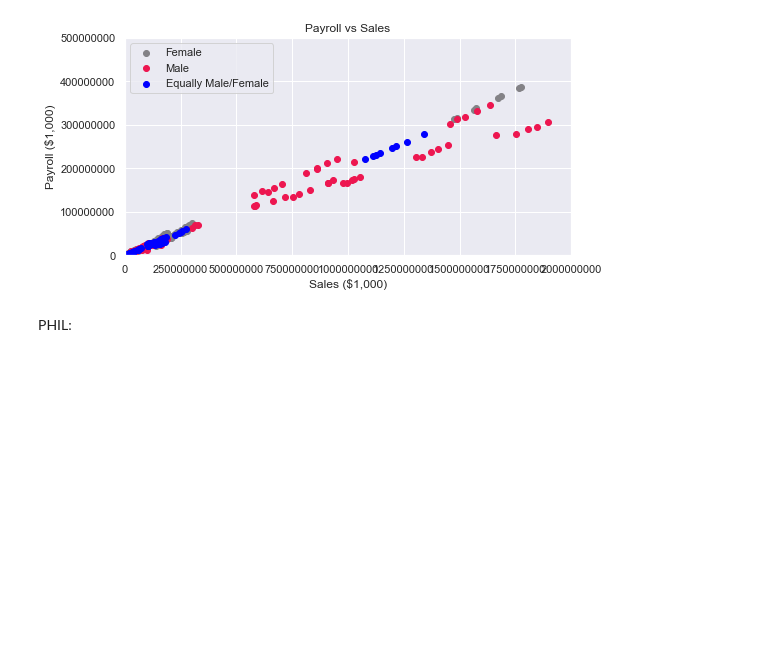
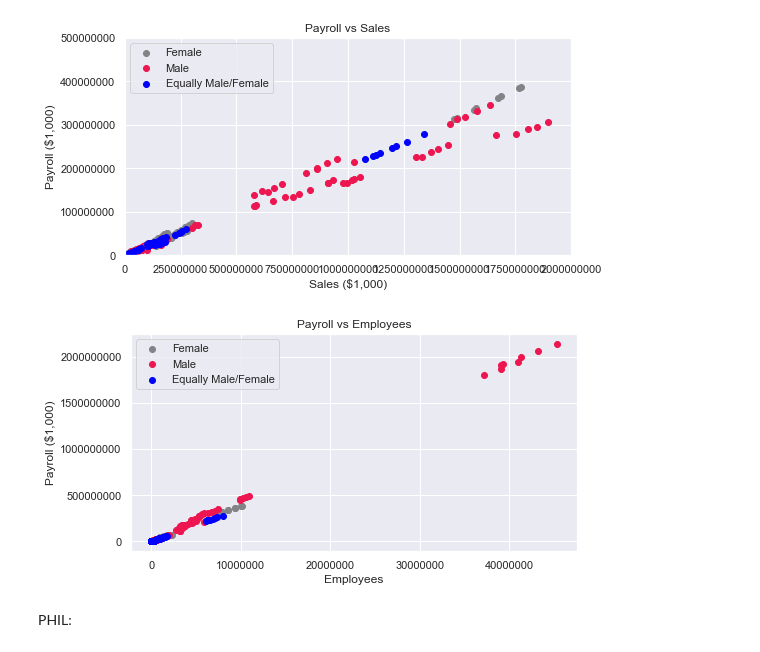
Before and after one commit to Myself1214/LPSW-API-Assesment, a Jupyter notebook: General Code.ipynb, the cells around one changed output. Cells and saved outputs as stored; diff of their text form; code cells hidden in the pictures; blank space fills up the shorter version.

Commit message:
realized code was missing a graph

```diff
--- a/General Code.ipynb
+++ b/General Code.ipynb
@@ -197,6 +197,22 @@ plt.legend(loc=2)
 plt.show()
 # %% [output]
 [figure]
+# %%
+sns.set_theme(style="darkgrid", palette='pastel')
+plt.scatter(x=us_Female_EMP,y=us_Female_PAY,c='#838286',label='Female')
+plt.scatter(x=us_Male_EMP,y=us_Male_PAY,c='#ed1650',label='Male')
+plt.scatter(x=us_Equal_EMP,y=us_Equal_PAY,color='blue',label='Equally Male/Female')
+plt.title("Payroll vs Employees")
+plt.xlabel("Employees")
+# plt.xlim([0,10_000_000])
+# plt.ylim([0,2_000_000_000])
+plt.ticklabel_format(style = "plain")
+plt.ylabel("Payroll ($1,000)")
+plt.legend(loc=2)
+#plt.rcParams["figure.figsize"] = (6,4)
+plt.show()
+# %% [output]
+[figure, added]
 # %% [markdown]
 PHIL:
 # %% [markdown]
```
Also changed, not shown: parts of 1 cell of this notebook.
